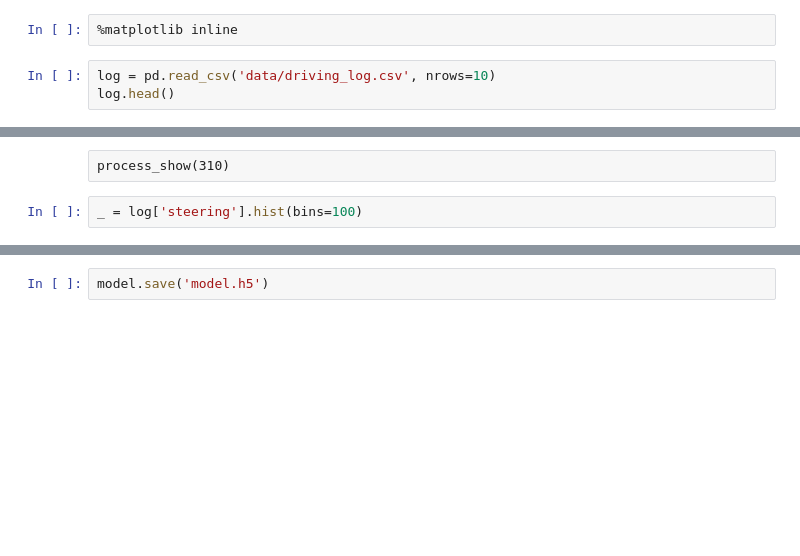
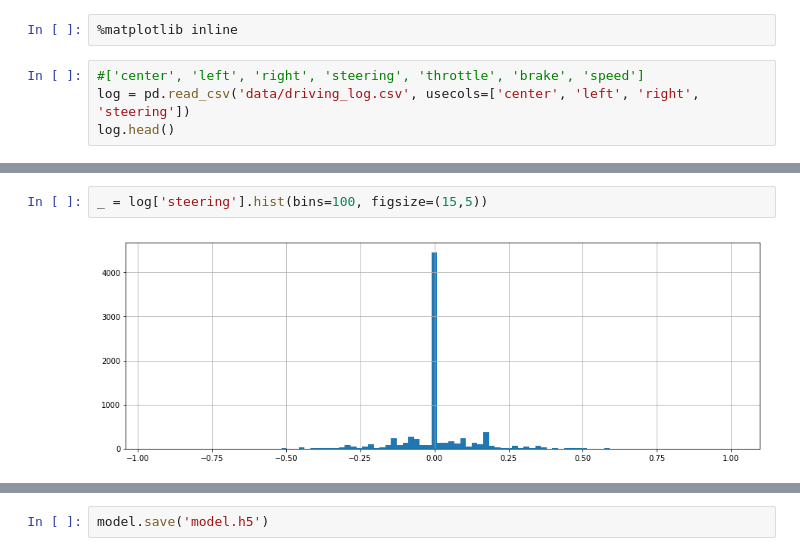
Before and after one commit to tmandzak/CarND-Behavioral-Cloning-P3, a Jupyter notebook: train.ipynb, the cells around one changed output, grey strips where cells are left out. Drawn from its saved outputs; the diff is of its cells as text; blank space fills up the shorter version.

```diff
--- a/train.ipynb
+++ b/train.ipynb
@@ -8,5 +8,6 @@ import matplotlib.image as mpimg
 # %%
 %matplotlib inline
 # %%
-log = pd.read_csv('data/driving_log.csv', nrows=10)
+#['center', 'left', 'right', 'steering', 'throttle', 'brake', 'speed']
+log = pd.read_csv('data/driving_log.csv', usecols=['center', 'left', 'right', 'steering'])
 log.head()
@@ -64,6 +29,6 @@ def process_show(num):
-# %% [raw]
-process_show(310)
 # %%
-_ = log['steering'].hist(bins=100)
+_ = log['steering'].hist(bins=100, figsize=(15,5))
+# %% [output]
+[figure, added]
 # %%
 log['steering'].describe()
```
Also changed, not shown: parts of 25 cells of this notebook, 2 other files.
